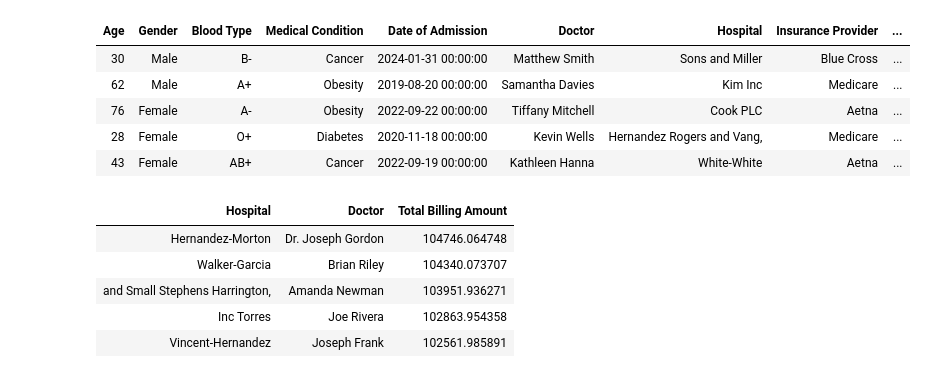
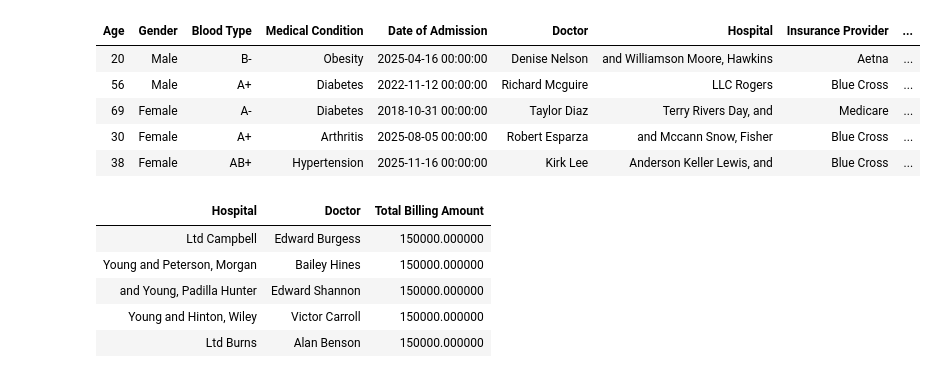
Before and after one commit to simoneb101/DataAnalyticsProjects, a Jupyter notebook: EDA/healthcare analysis/healthcare_analysis.ipynb, the cells around one changed output. Cells and saved outputs as stored; diff of their text form; code cells hidden in the pictures.

```diff
--- a/EDA/healthcare analysis/healthcare_analysis.ipynb
+++ b/EDA/healthcare analysis/healthcare_analysis.ipynb
@@ -27,54 +27,54 @@ import pandas as pd
 import numpy as np
 import matplotlib.pyplot as plt
 import seaborn as sns
 import plotly.express as px
 import plotly.graph_objects as go
 from pathlib import Path
 
-f = Path.cwd().__str__() + "\\data_sources\\healthcare data\\healthcare_dataset.csv"
+f = Path.cwd().__str__() + "\\data_sources\\healthcare data\\health_kaggle_data_realistic.csv"
 
 pd.set_option('display.max_columns', None)
 pd.set_option('display.max_rows', None)
 
 hlth_df = pd.read_csv(f)
 
 #Clean Patient Name
-hlth_df['First Name'] = hlth_df.apply(lambda x: x['Name'].split(' ')[0].capitalize(), axis=1)
-hlth_df['Last Name'] = hlth_df.apply(lambda x: x['Name'].split(' ')[1].capitalize(), axis=1)
+#hlth_df['First Name'] = hlth_df.apply(lambda x: x['Name'].split(' ')[0].capitalize(), axis=1)
+#hlth_df['Last Name'] = hlth_df.apply(lambda x: x['Name'].split(' ')[1].capitalize(), axis=1)
 
 #Drop Name
-hlth_df.drop(['Name'], axis=1, inplace=True)
+#hlth_df.drop(['Name'], axis=1, inplace=True)
 
 #Fix the date columns into date type
 hlth_df['Date of Admission'] = pd.to_datetime(hlth_df['Date of Admission'])
 hlth_df['Discharge Date'] = pd.to_datetime(hlth_df['Discharge Date'])
 
 #Calculate admission_duration_days
 hlth_df['Admission Duration Days'] = (hlth_df['Discharge Date'] - hlth_df['Date of Admission']).dt.days
 
 
 hlth_df['Hospital with Room Number'] = hlth_df.apply(lambda x: f"{x['Hospital']}-RM#{x['Room Number']}", axis=1)
 hlth_df.head().style.hide(axis='index')
 #hlth_df.columns
 # %% [output]
 | Age | Gender | Blood Type | Medical Condition | Date of Admission | Doctor | Hospital | Insurance Provider | ... |
-| 30 | Male | B- | Cancer | 2024-01-31 00:00:00 | Matthew Smith | Sons and Miller | Blue Cross | ... |
-| 62 | Male | A+ | Obesity | 2019-08-20 00:00:00 | Samantha Davies | Kim Inc | Medicare | ... |
-| 76 | Female | A- | Obesity | 2022-09-22 00:00:00 | Tiffany Mitchell | Cook PLC | Aetna | ... |
-| 28 | Female | O+ | Diabetes | 2020-11-18 00:00:00 | Kevin Wells | Hernandez Rogers and Vang, | Medicare | ... |
-| 43 | Female | AB+ | Cancer | 2022-09-19 00:00:00 | Kathleen Hanna | White-White | Aetna | ... |
+| 20 | Male | B- | Obesity | 2025-04-16 00:00:00 | Denise Nelson | and Williamson Moore, Hawkins | Aetna | ... |
+| 56 | Male | A+ | Diabetes | 2022-11-12 00:00:00 | Richard Mcguire | LLC Rogers | Blue Cross | ... |
+| 69 | Female | A- | Diabetes | 2018-10-31 00:00:00 | Taylor Diaz | Terry Rivers Day, and | Medicare | ... |
+| 30 | Female | A+ | Arthritis | 2025-08-05 00:00:00 | Robert Esparza | and Mccann Snow, Fisher | Blue Cross | ... |
+| 38 | Female | AB+ | Hypertension | 2025-11-16 00:00:00 | Kirk Lee | Anderson Keller Lewis, and | Blue Cross | ... |
 # %%
-#Summarize Billing information by Hospital and Doctor
+##Summarize Billing information by Hospital and Doctor
 billSummary = hlth_df.groupby(['Hospital', 'Doctor'])['Billing Amount'].sum().rename('Total Billing Amount').reset_index()
 
 billSummary.sort_values(by='Total Billing Amount', ascending=False).head().style.hide(axis='index')
 # %% [output]
 | Hospital | Doctor | Total Billing Amount |
-| Hernandez-Morton | Dr. Joseph Gordon | 104746.064748 |
-| Walker-Garcia | Brian Riley | 104340.073707 |
-| and Small Stephens Harrington, | Amanda Newman | 103951.936271 |
-| Inc Torres | Joe Rivera | 102863.954358 |
-| Vincent-Hernandez | Joseph Frank | 102561.985891 |
+| Ltd Campbell | Edward Burgess | 150000.000000 |
+| Young and Peterson, Morgan | Bailey Hines | 150000.000000 |
+| and Young, Padilla Hunter | Edward Shannon | 150000.000000 |
+| Young and Hinton, Wiley | Victor Carroll | 150000.000000 |
+| Ltd Burns | Alan Benson | 150000.000000 |
 # %%
 data = hlth_df.groupby('Blood Type')['Blood Type'].size().rename('Total Blood Type').reset_index()
 
```
Also changed, not shown: parts of 1 cell of this notebook, 1 other file.
